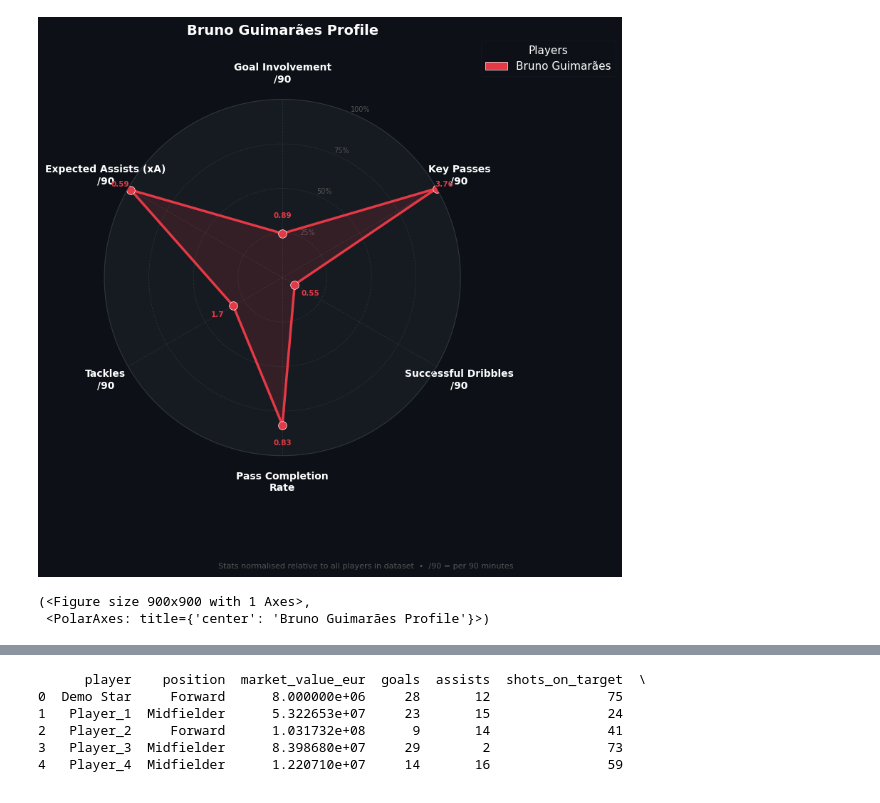
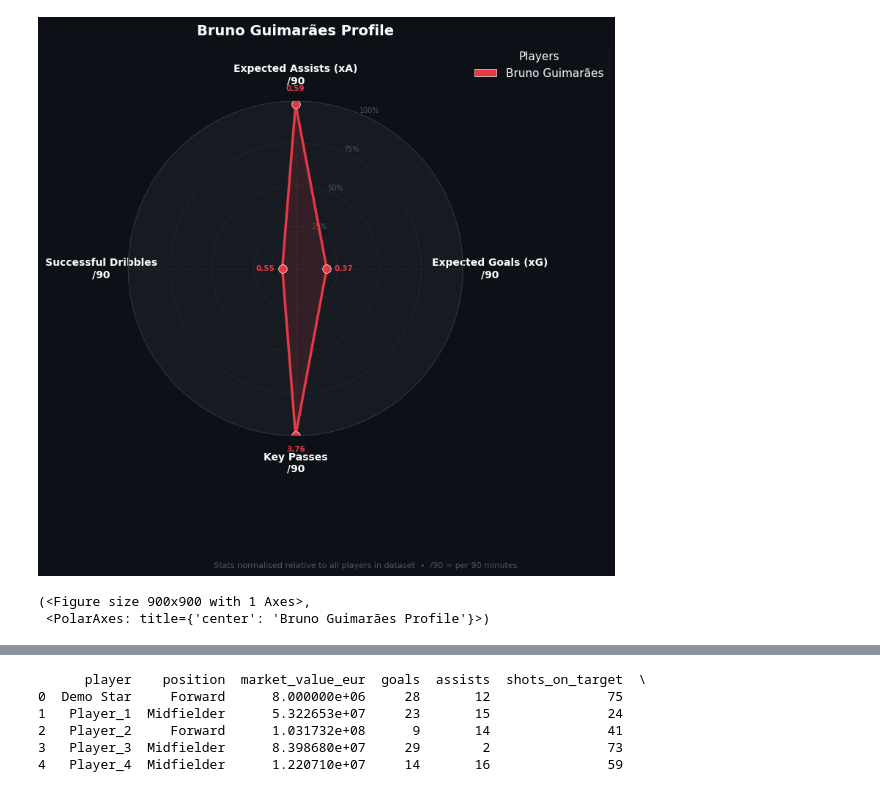
Before and after one commit to amenhany/football-analytics, a Jupyter notebook: notebooks/04_analysis_and_visualization.ipynb, the cells around one changed output, grey strips where cells are left out. Saved outputs shown, nothing was run; the diff lists cells and outputs as text; code cells hidden in the pictures.

Commit message:
added more roles to the radar chart

```diff
--- a/notebooks/04_analysis_and_visualization.ipynb
+++ b/notebooks/04_analysis_and_visualization.ipynb
@@ -9,12 +9,12 @@ df = pd.read_csv("../data/clean/ranked_central_midfields.csv")
 # %%
 plot_radar(
     df,
     players=["Bruno Guimarães"],
-    role="Mezzala",
+    role="Central Midfield / Mezzala",
     title="Bruno Guimarães Profile",
 )
 # %% [output]
-[figure, old version]
+[figure, new version]
 (<Figure size 900x900 with 1 Axes>,
  <PolarAxes: title={'center': 'Bruno Guimarães Profile'}>)
 # %%
```
Also changed, not shown: parts of 1 cell of this notebook, 1 other file.
